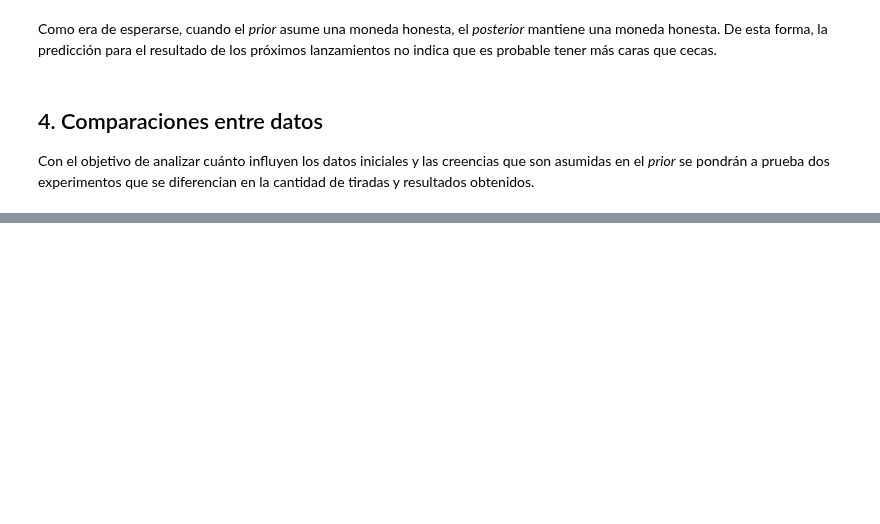
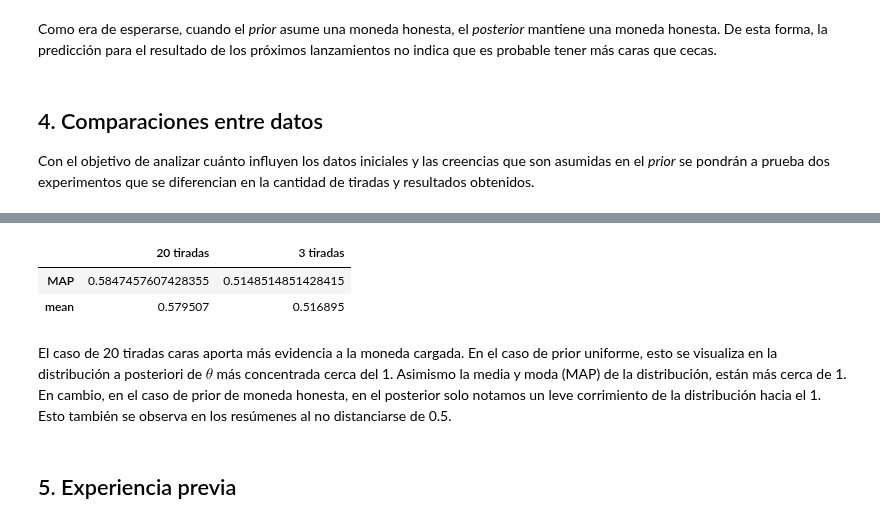
Before and after one commit to m2march/ciencia_datos, a Jupyter notebook: tp5/tp5.ipynb, the cells around one changed output, grey strips where cells are left out. Cells and saved outputs as stored; diff of their text form; code cells hidden in the pictures; blank space fills up the shorter version.

```diff
--- a/tp5/tp5.ipynb
+++ b/tp5/tp5.ipynb
@@ -286,0 +249,16 @@ legend()
+# %%
+df_honesto = pd.DataFrame({
+        'MAP': {'3 tiradas': MAP_honesto_3['theta_honest'],
+                '20 tiradas': MAP_honesto_20['theta_honest']},
+        'mean': {'3 tiradas': trace_honesto_3.theta_honest.mean(),
+                 '20 tiradas': trace_honesto_20.theta_honest.mean()}
+    })
+df_honesto.T
+# %% [output]
+|  | 20 tiradas | 3 tiradas |
+| MAP | 0.5847457607428355 | 0.5148514851428415 |
+| mean | 0.579507 | 0.516895 |
+# %% [markdown]
+El caso de 20 tiradas caras aporta más evidencia a la moneda cargada. En el caso de prior uniforme, esto se visualiza en la distribución a posteriori de $\theta$ más concentrada cerca del 1. Asimismo la media y moda (MAP) de la distribución, están más cerca de 1. En cambio, en el caso de prior de moneda honesta, en el posterior solo notamos un leve corrimiento de la distribución hacia el 1. Esto también se observa en los resúmenes al no distanciarse de 0.5.
+# %% [markdown]
+## 5. Experiencia previa
```
Also changed, not shown: parts of 26 cells of this notebook.
